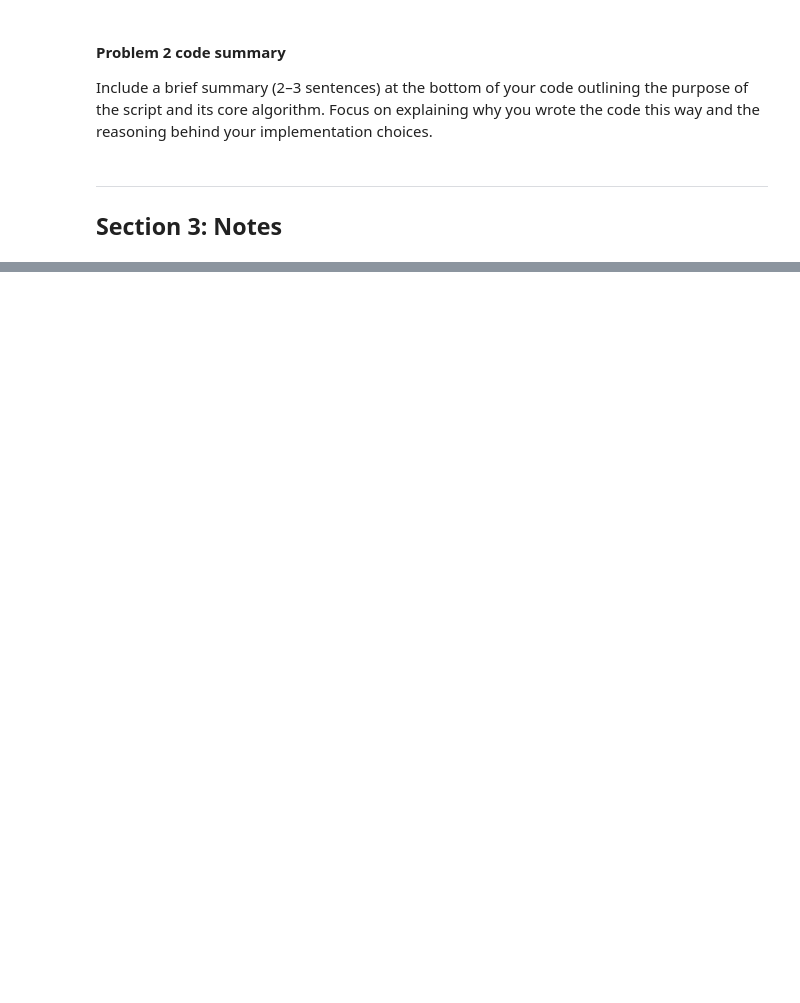
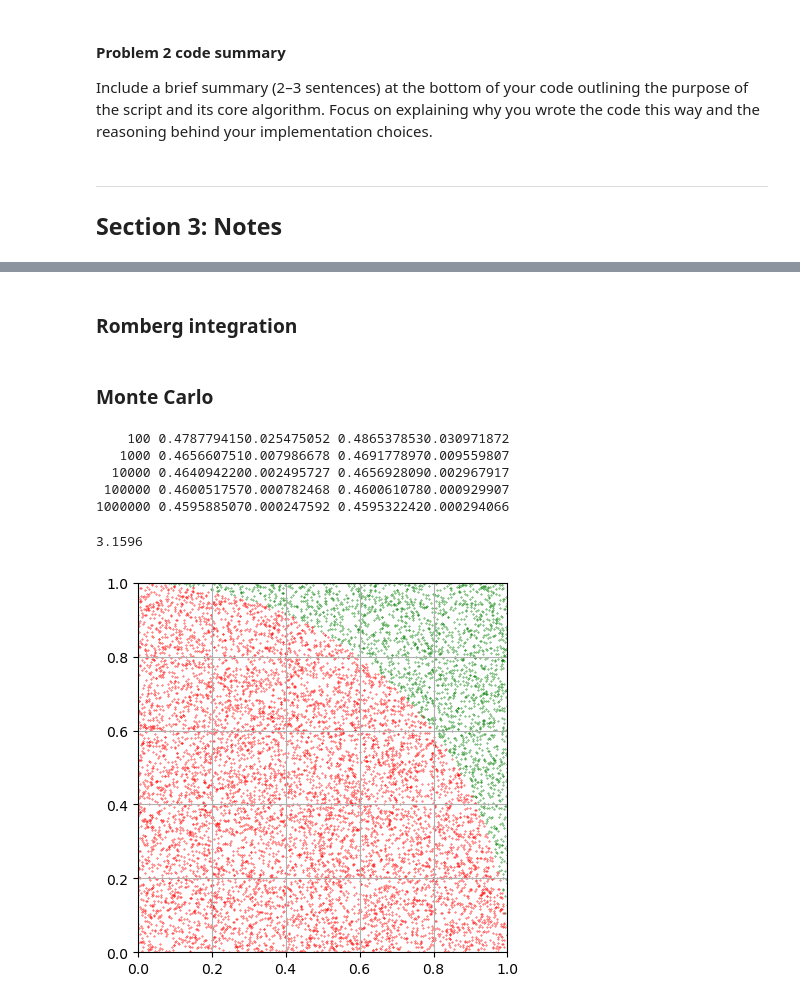
Before and after one commit to jrgrefal/ap155lab_ay26271, a Jupyter notebook: ap155_12Integration_surname.ipynb, the cells around one changed output, grey strips where cells are left out. Drawn from its saved outputs; the diff is of its cells as text; code cells hidden in the pictures; blank space fills up the shorter version.

```diff
--- a/ap155_12Integration_surname.ipynb
+++ b/ap155_12Integration_surname.ipynb
@@ -350,0 +113,11 @@ print(x,pofx)
+# %%
+import numpy as np
+import matplotlib.pyplot as plt
+from math import pi
+from scipy import integrate, interpolate
+
+# Numpy recommends initializing the generator rather than
+# using np.random directly. See docs for details:
+# https://numpy.org/doc/stable/reference/random/index.html
+
+rng = np.random.default_rng()
@@ -350,0 +221,2 @@ print(x,pofx)
+# %% [markdown]
+### Romberg integration
@@ -350,0 +257,64 @@ print(x,pofx)
+# %% [markdown]
+### Monte Carlo
+# %%
+def montecarlo(f,a,b,n,option="uniform"):
+    np.random.seed(314159)
+    us = np.random.uniform(a, b, n)
+    if option=="uniform":
+        fs = f(us)
+    else:
+        c0 = 4 - 2*np.sqrt(2)
+        c1 = -6 + 4*np.sqrt(2)
+        xs = (-c0 + np.sqrt(2*c1*us + c0**2))/c1
+        fs = f(xs)/(c0 + c1*xs)
+
+    fbar, err = stats(fs)
+    return (b-a)*fbar, (b-a)*err
+
+def stats(fs):
+    n = fs.size
+    fbar = np.sum(fs)/n
+    fsq = np.sum(fs**2)/n
+    varfbar = (fsq - fbar**2)/(n - 1)
+    return fbar, np.sqrt(varfbar)
+
+for n in 10**np.arange(2,7):
+    avu, erru = montecarlo(f, 0., 1., n)
+    avi, erri = montecarlo(f, 0., 1., n, option="is")
+    rowf = "{0:7d} {1:1.9f}{2:1.9f} {3:1.9f}{4:1.9f}"
+    print(rowf.format(n, avu, erru, avi, erri))
+# %% [output]
+    100 0.4787794150.025475052 0.4865378530.030971872
+   1000 0.4656607510.007986678 0.4691778970.009559807
+  10000 0.4640942200.002495727 0.4656928090.002967917
+ 100000 0.4600517570.000782468 0.4600610780.000929907
+1000000 0.4595885070.000247592 0.4595322420.000294066
+# %%
+# Draw Nsamp points (xi, yi) from the box [0,1]x[0,1]
+Nsamp = 10000
+x = rng.random(size=Nsamp)
+y = rng.random(size=Nsamp)
+
+# Check which point falls within the quarter circle r=1 i.e.,
+# sqrt(x^2 + y^2) <= 1. Numpy automatically does this
+# element-wise and will return a boolean array
+
+r = np.sqrt(x**2 + y**2)
+is_inside = (r <= 1)
+
+# Taking the sum of the boolean array returns how many True
+# is inside. Thus, the fraction of True's from the drawn points is:
+inside_ratio = np.sum(is_inside)/Nsamp
+
+# What is 4 times this ratio?
+print(inside_ratio*4)
+
+## Visualization
+fig, ax = plt.subplots()
+ax.scatter(x[is_inside], y[is_inside], s=0.1, c="red")
+ax.scatter(x[~is_inside], y[~is_inside], s=0.1, c="green")
+ax.set(xlim=[0,1], ylim=[0,1], aspect="equal")
+ax.grid(True)
+# %% [output]
+3.1596
+[figure, added]
```
Also changed, not shown: parts of 53 cells of this notebook.
